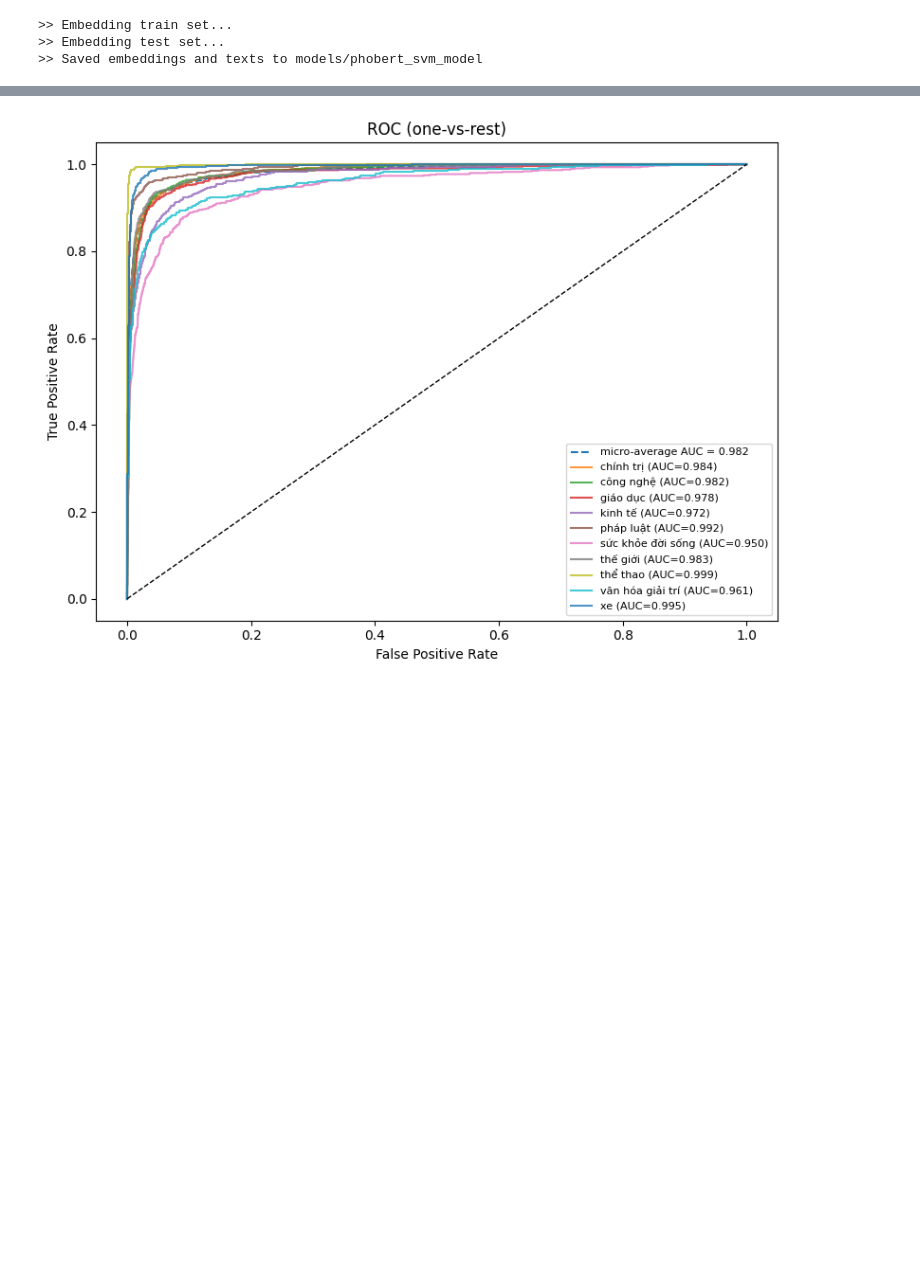
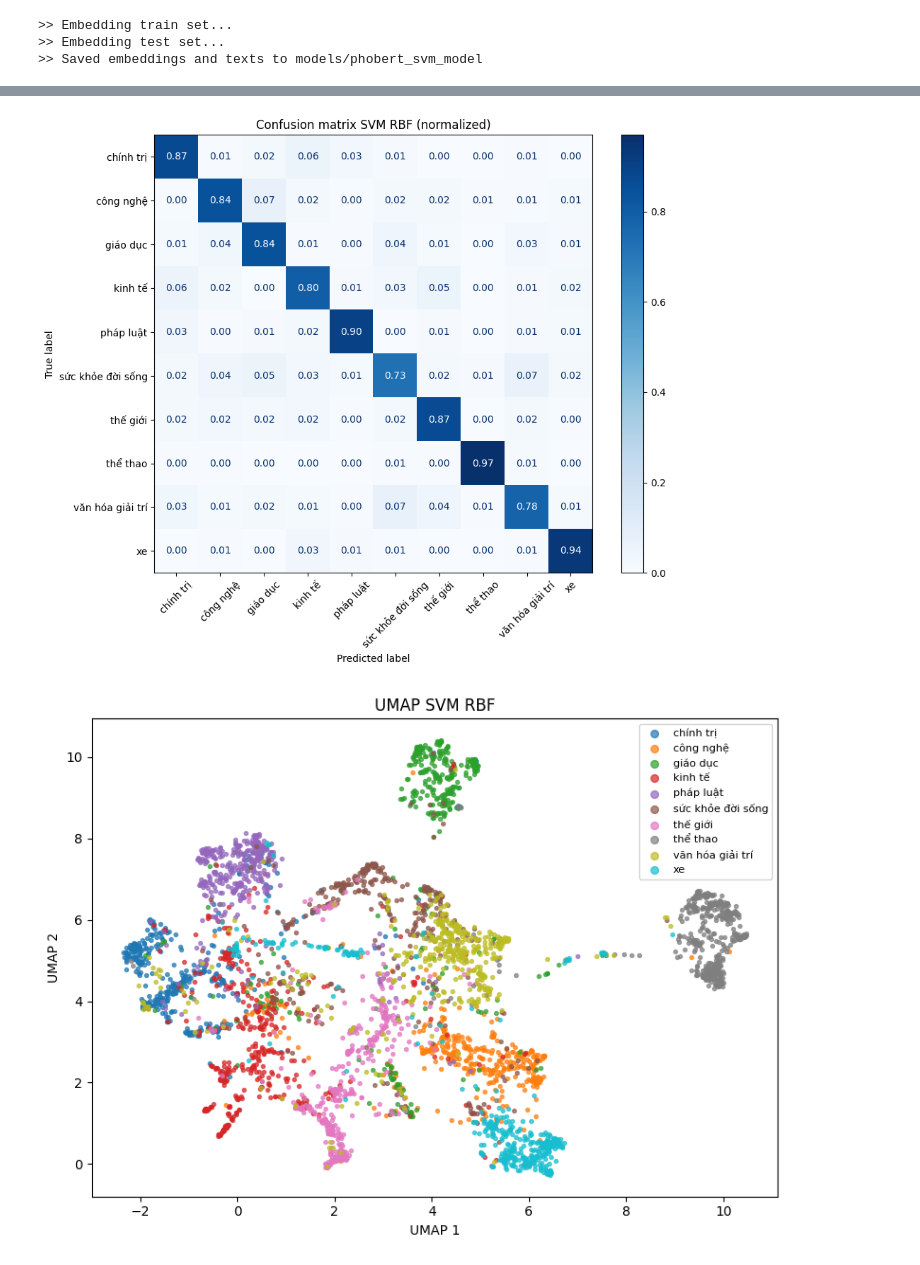
Before and after one commit to baoo2003/Document_Classification_With_Cuckoo_Search, a Jupyter notebook: train_model.ipynb, the cells around one changed output, grey strips where cells are left out. Saved outputs shown, nothing was run; the diff lists cells and outputs as text; code cells hidden in the pictures; blank space fills up the shorter version.

```diff
--- a/train_model.ipynb
+++ b/train_model.ipynb
@@ -102,6 +115,48 @@ plot_learning_curve_svm(
-# %%
-from phobert_svm_pipeline import plot_roc_multiclass
-# 3) ROC (dùng EMBEDDING sẵn)
-plot_roc_multiclass(clf, le, X_emb=X_test, y_true_labels=y_test_num)
-# %% [output]
-[figure, removed]
+# %%
+# ================== ĐÁNH GIÁ & TRỰC QUAN HÓA MODEL RBF ==================
+import joblib
+import numpy as np
+from phobert_svm_pipeline import (
+    evaluate_confusion_matrix, plot_umap_embeddings,
+    plot_learning_curve_svm, plot_roc_multiclass
+)
+clf = joblib.load(f"{SAVE_MODEL_DIR}/svm_rbf_model.joblib")
+le = joblib.load(f"{SAVE_MODEL_DIR}/label_encoder.joblib")
+
+X_train = np.load(f"{SAVE_MODEL_DIR}/X_train_emb.npy")
+y_train = np.load(f"{SAVE_MODEL_DIR}/y_train.npy")
+X_test  = np.load(f"{SAVE_MODEL_DIR}/X_test_emb.npy")
+y_test_num  = np.load(f"{SAVE_MODEL_DIR}/y_test.npy")
+
+# 1) Confusion matrix (dùng EMBEDDING đã lưu -> không embed lại)
+evaluate_confusion_matrix(
+    clf, le,
+    X_emb=X_test,
+    y_true_labels=y_test_num,
+    normalize=True,
+    title="Confusion matrix SVM RBF"
+)
+
+# 2) UMAP (dùng EMBEDDING đã lưu)
+# Lưu ý: cần cài umap-learn trước khi chạy:  pip install umap-learn
+plot_umap_embeddings(
+    X_emb=X_test,
+    y_int=y_test_num,
+    le=le,
+    title="UMAP SVM RBF"
+)
+
+# 3) Learning curve (trên EMBEDDING train đã lưu)
+plot_learning_curve_svm(
+    clf,
+    X_emb=X_train,
+    y_labels=y_train,
+    scoring="f1_macro",
+    title="Learning curve SVM RBF"
+)
+
+# 4) ROC (dùng EMBEDDING sẵn)
+plot_roc_multiclass(clf, le, X_emb=X_test, y_true_labels=y_test_num, title="ROC SVM RBF")
+# %% [output]
+[figure, added]
+[figure, added]
```
Also changed, not shown: parts of 6 cells of this notebook, 1 other file.
